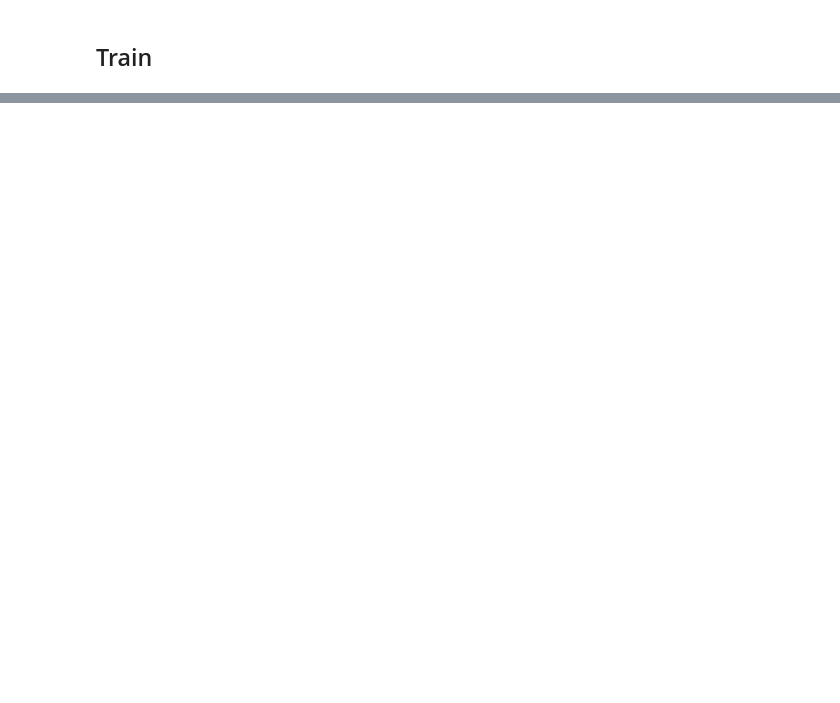
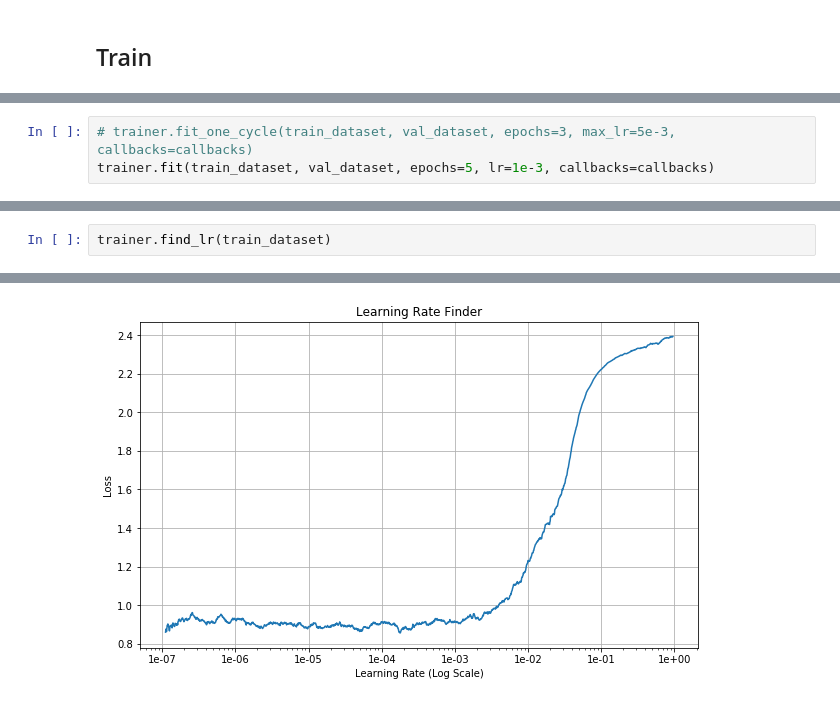
Before and after one commit to A-Jacobson/shiba, a Jupyter notebook: examples/examples.ipynb, the cells around one changed output, grey strips where cells are left out. Cells and saved outputs as stored; diff of their text form; blank space fills up the shorter version.

```diff
--- a/examples/examples.ipynb
+++ b/examples/examples.ipynb
@@ -82,0 +92,3 @@ callbacks = [TensorBoard(snapshot_func=classification_snapshot),
+# %%
+# trainer.fit_one_cycle(train_dataset, val_dataset, epochs=3, max_lr=5e-3, callbacks=callbacks)
+trainer.fit(train_dataset, val_dataset, epochs=5, lr=1e-3, callbacks=callbacks)
@@ -82,0 +102,3 @@ callbacks = [TensorBoard(snapshot_func=classification_snapshot),
+# %%
+trainer.find_lr(train_dataset)
+# %% [output]
@@ -83 +107,2 @@ callbacks = [TensorBoard(snapshot_func=classification_snapshot),
+[figure, added]
 # %%
```
Also changed, not shown: parts of 23 cells of this notebook, 6 other files.
